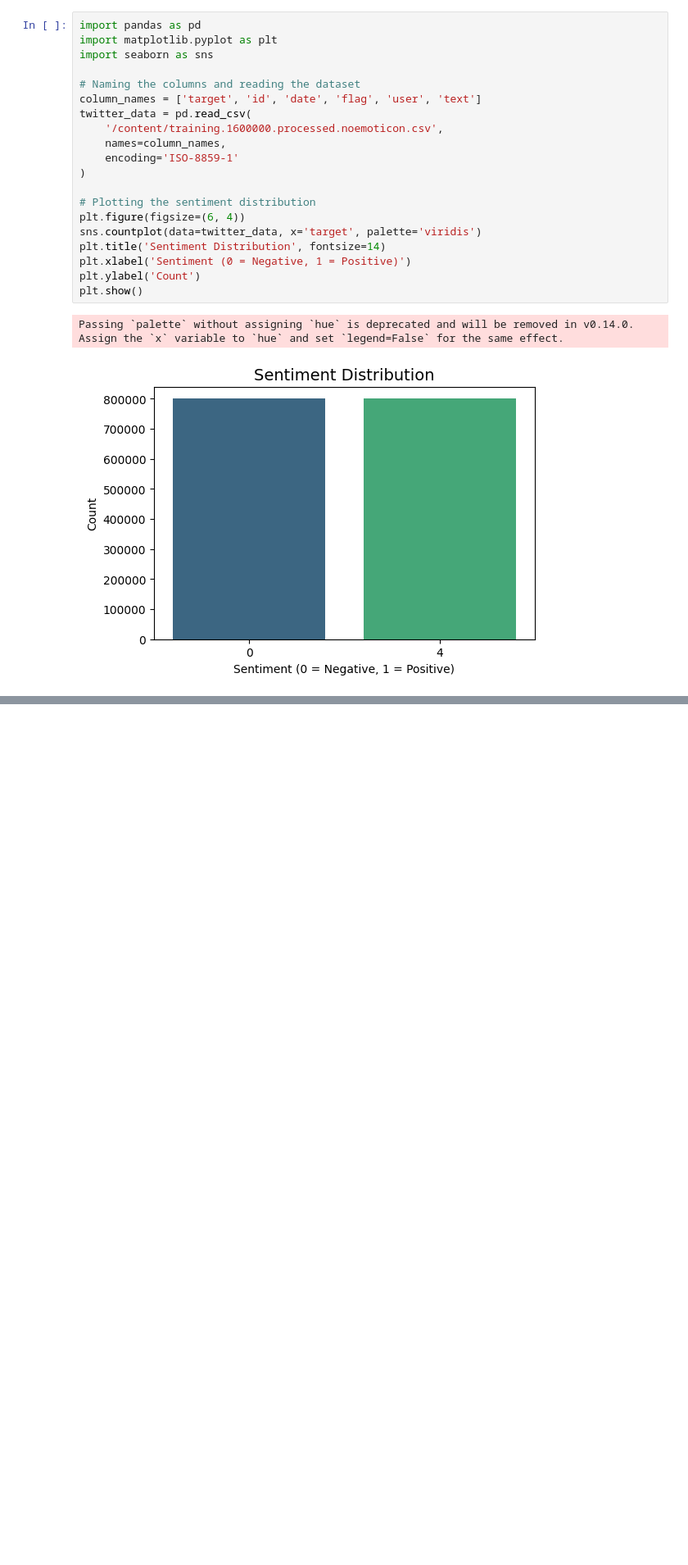
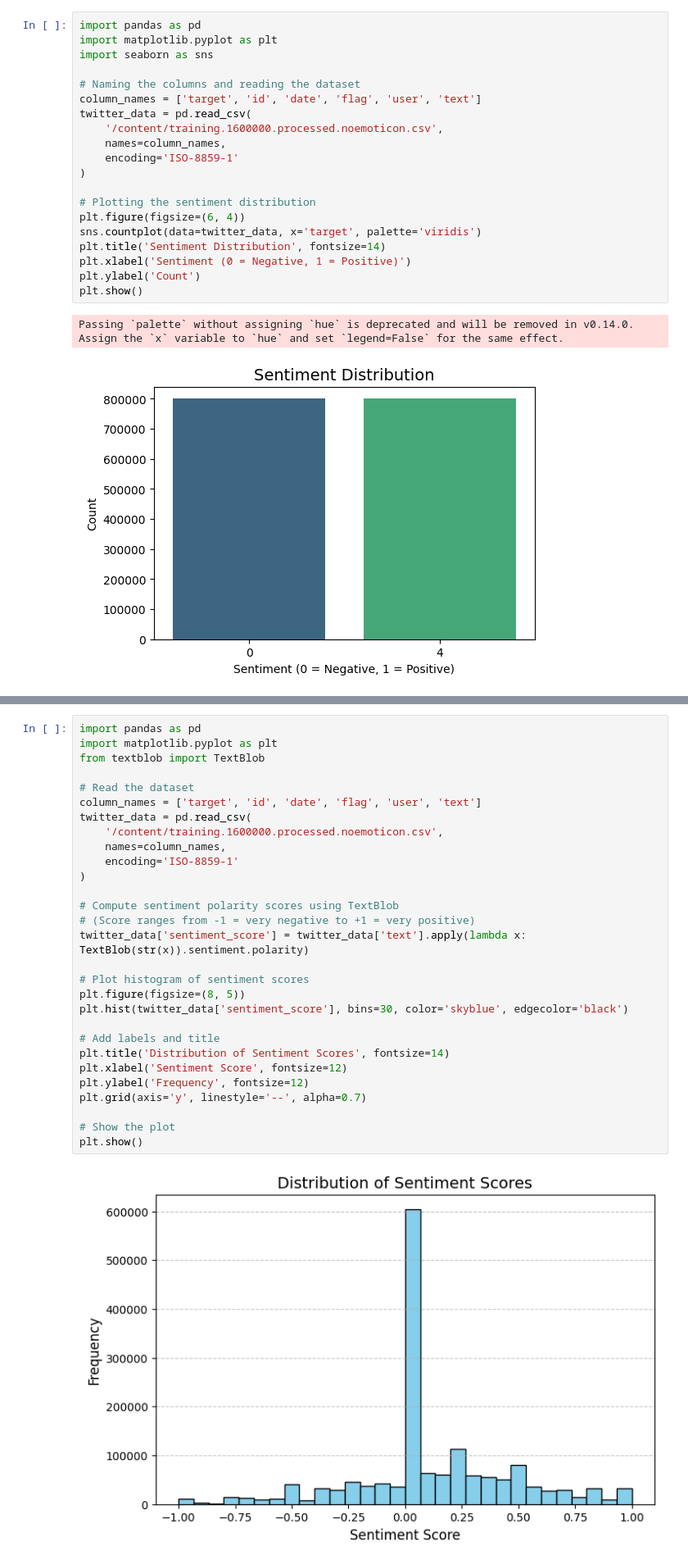
Before and after one commit to springboard5678x/Dynamic-Text-Analysis-System, a Jupyter notebook: Dynamic_Text_Analysis.ipynb, the cells around one changed output, grey strips where cells are left out. Shown at 82% size. Cells and saved outputs as stored; diff of their text form; blank space fills up the shorter version.

```diff
--- a/Dynamic_Text_Analysis.ipynb
+++ b/Dynamic_Text_Analysis.ipynb
@@ -433,0 +476,31 @@ plt.show()
+# %%
+import pandas as pd
+import matplotlib.pyplot as plt
+from textblob import TextBlob
+
+# Read the dataset
+column_names = ['target', 'id', 'date', 'flag', 'user', 'text']
+twitter_data = pd.read_csv(
+    '/content/training.1600000.processed.noemoticon.csv',
+    names=column_names,
+    encoding='ISO-8859-1'
+)
+
+# Compute sentiment polarity scores using TextBlob
+# (Score ranges from -1 = very negative to +1 = very positive)
+twitter_data['sentiment_score'] = twitter_data['text'].apply(lambda x: TextBlob(str(x)).sentiment.polarity)
+
+# Plot histogram of sentiment scores
+plt.figure(figsize=(8, 5))
+plt.hist(twitter_data['sentiment_score'], bins=30, color='skyblue', edgecolor='black')
+
+# Add labels and title
+plt.title('Distribution of Sentiment Scores', fontsize=14)
+plt.xlabel('Sentiment Score', fontsize=12)
+plt.ylabel('Frequency', fontsize=12)
+plt.grid(axis='y', linestyle='--', alpha=0.7)
+
+# Show the plot
+plt.show()
+# %% [output]
+[figure, added]
```
Also changed, not shown: parts of 54 cells of this notebook.
